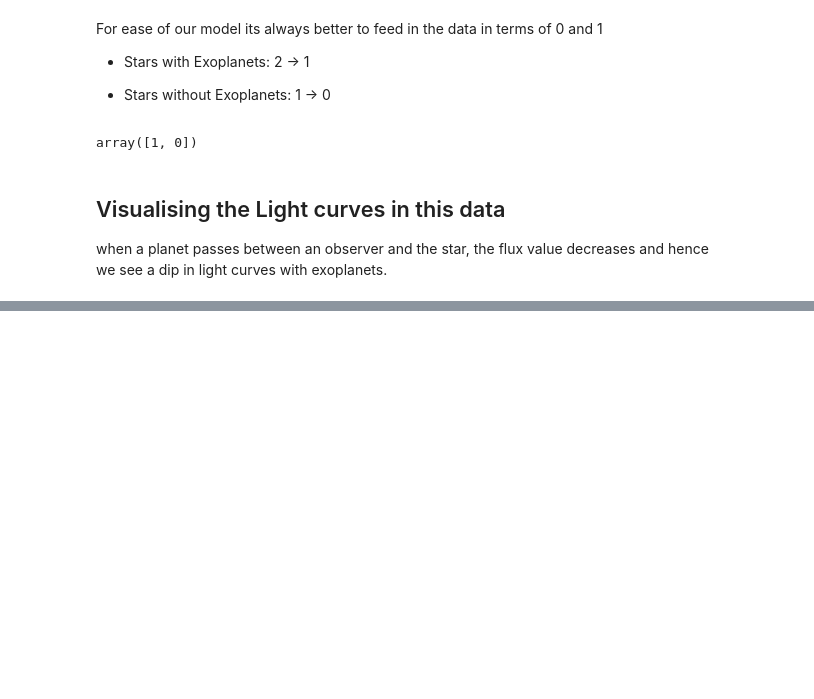
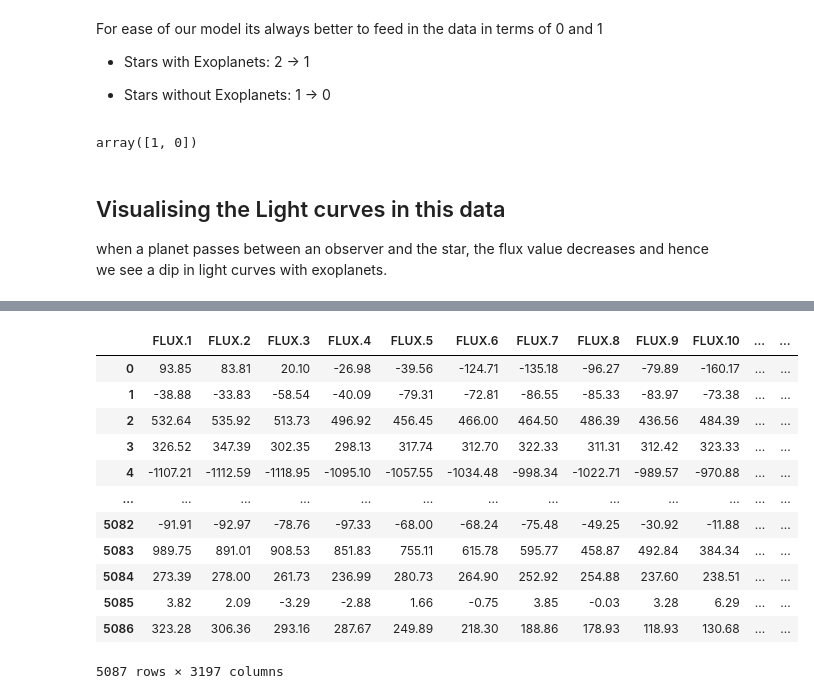
Before and after one commit to mahursh/Exoplanets_Hunting_with_ML, a Jupyter notebook: Exoplanets_.ipynb, the cells around one changed output, grey strips where cells are left out. Drawn from its saved outputs; the diff is of its cells as text; code cells hidden in the pictures; blank space fills up the shorter version.

```diff
--- a/Exoplanets_.ipynb
+++ b/Exoplanets_.ipynb
@@ -197,3 +197,20 @@ array([1, 0])
 when a planet passes between an observer and the star, the flux value decreases and hence we see a dip in light curves with exoplanets.
 # %% [markdown]
 <img src="https://upload.wikimedia.org/wikipedia/commons/8/88/Exoplanet_transit_method.gif" width="800">
+# %%
+plot_df = train_df.drop(["LABEL"], axis = 1)
+plot_df
+# %% [output]
+|  | FLUX.1 | FLUX.2 | FLUX.3 | FLUX.4 | FLUX.5 | FLUX.6 | FLUX.7 | FLUX.8 | FLUX.9 | FLUX.10 | ... | ... |
+| 0 | 93.85 | 83.81 | 20.10 | -26.98 | -39.56 | -124.71 | -135.18 | -96.27 | -79.89 | -160.17 | ... | ... |
+| 1 | -38.88 | -33.83 | -58.54 | -40.09 | -79.31 | -72.81 | -86.55 | -85.33 | -83.97 | -73.38 | ... | ... |
+| 2 | 532.64 | 535.92 | 513.73 | 496.92 | 456.45 | 466.00 | 464.50 | 486.39 | 436.56 | 484.39 | ... | ... |
+| 3 | 326.52 | 347.39 | 302.35 | 298.13 | 317.74 | 312.70 | 322.33 | 311.31 | 312.42 | 323.33 | ... | ... |
+| 4 | -1107.21 | -1112.59 | -1118.95 | -1095.10 | -1057.55 | -1034.48 | -998.34 | -1022.71 | -989.57 | -970.88 | ... | ... |
+| ... | ... | ... | ... | ... | ... | ... | ... | ... | ... | ... | ... | ... |
+| 5082 | -91.91 | -92.97 | -78.76 | -97.33 | -68.00 | -68.24 | -75.48 | -49.25 | -30.92 | -11.88 | ... | ... |
+| 5083 | 989.75 | 891.01 | 908.53 | 851.83 | 755.11 | 615.78 | 595.77 | 458.87 | 492.84 | 384.34 | ... | ... |
+| 5084 | 273.39 | 278.00 | 261.73 | 236.99 | 280.73 | 264.90 | 252.92 | 254.88 | 237.60 | 238.51 | ... | ... |
+| 5085 | 3.82 | 2.09 | -3.29 | -2.88 | 1.66 | -0.75 | 3.85 | -0.03 | 3.28 | 6.29 | ... | ... |
+| 5086 | 323.28 | 306.36 | 293.16 | 287.67 | 249.89 | 218.30 | 188.86 | 178.93 | 118.93 | 130.68 | ... | ... |
+5087 rows × 3197 columns
```
Also changed, not shown: parts of 1 cell of this notebook.
